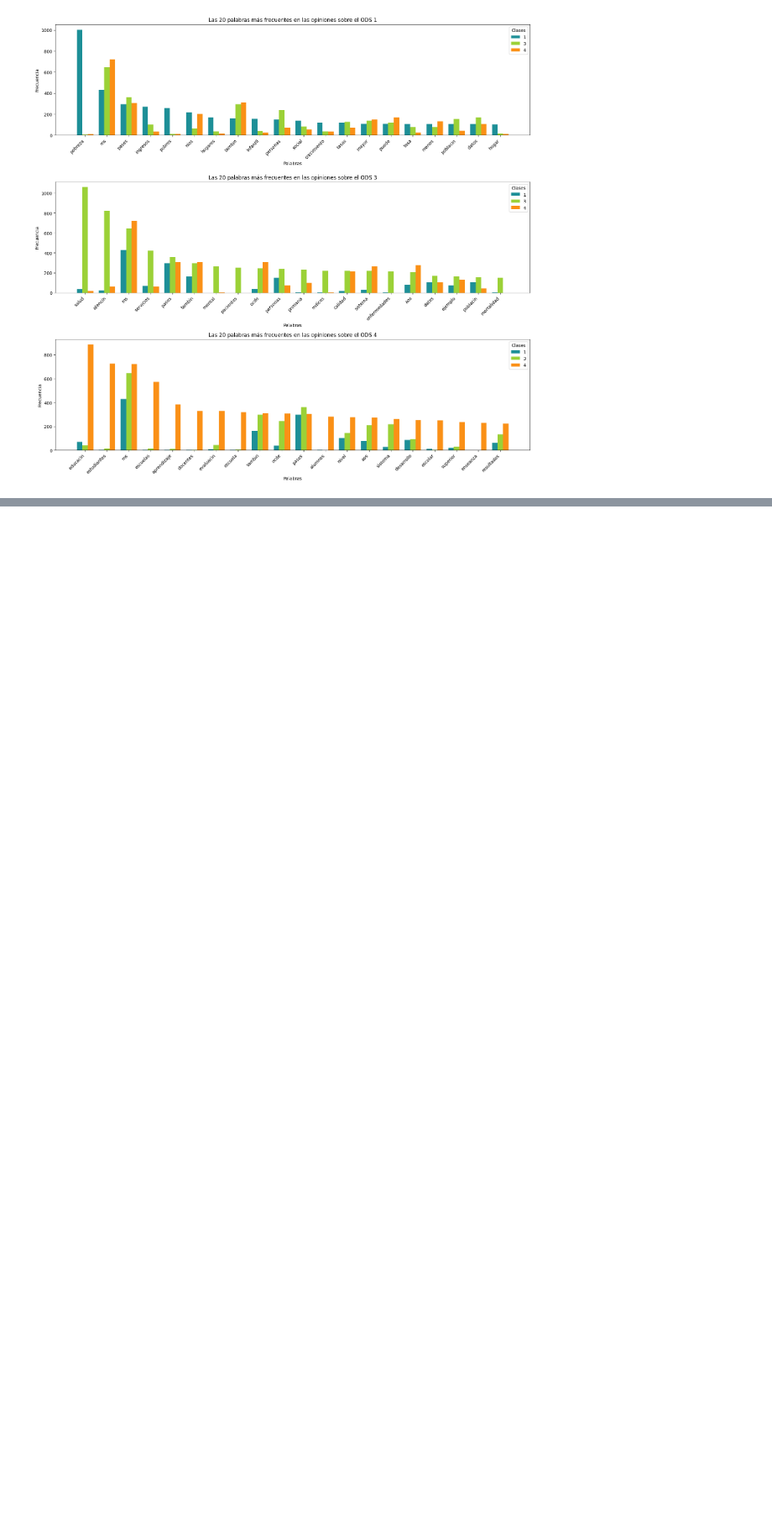
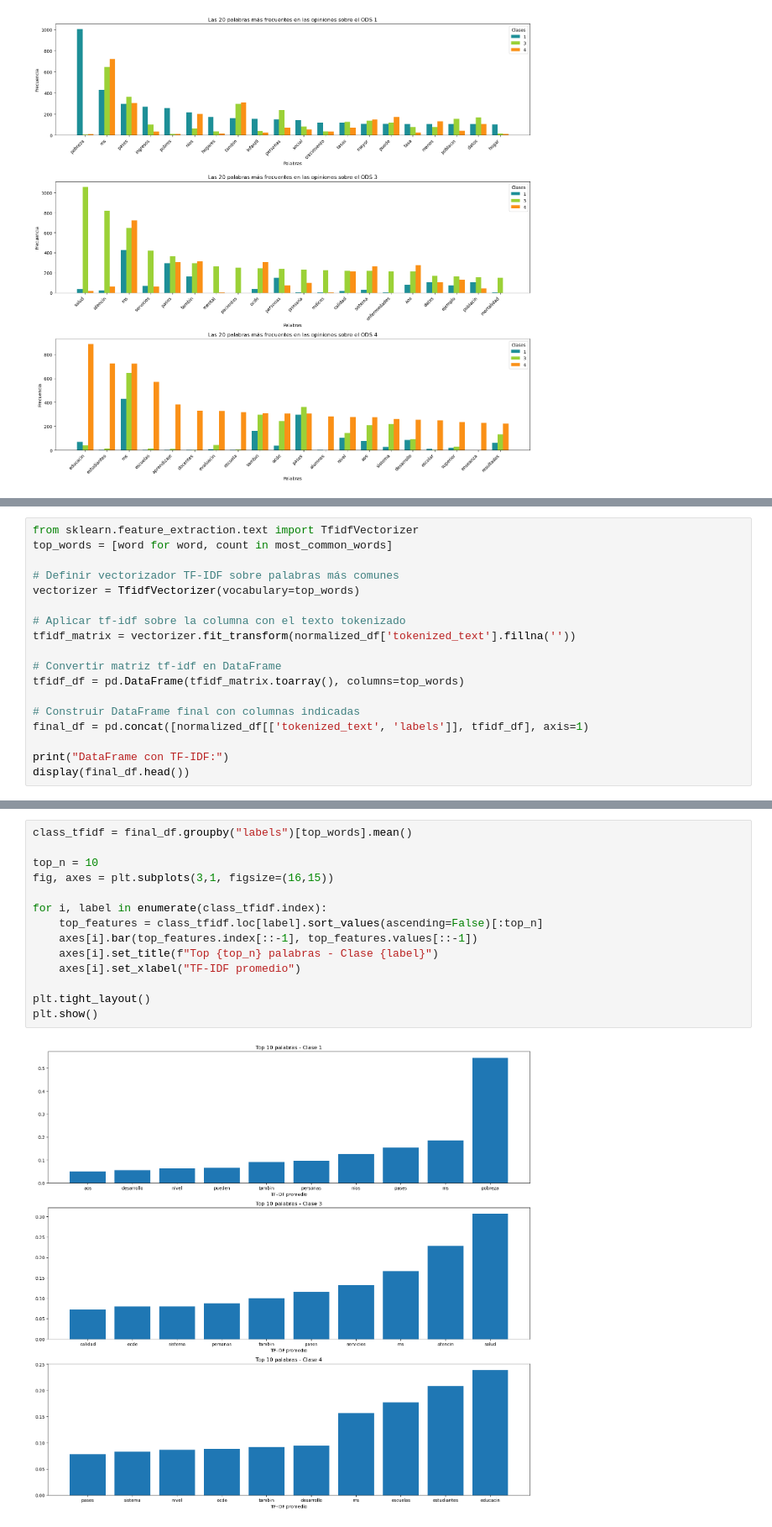
Before and after one commit to BILabsAndProjects/Proyecto1, a Jupyter notebook: exploracion_datos.ipynb, the cells around one changed output, grey strips where cells are left out. Shown at 84% size. Saved outputs shown, nothing was run; the diff lists cells and outputs as text; blank space fills up the shorter version.

Commit message:
TF-IDF and Word2Vec

```diff
--- a/exploracion_datos.ipynb
+++ b/exploracion_datos.ipynb
@@ -493,0 +514,18 @@ plt.show()
+# %%
+from sklearn.feature_extraction.text import TfidfVectorizer
+top_words = [word for word, count in most_common_words]
+
+# Definir vectorizador TF-IDF sobre palabras más comunes
+vectorizer = TfidfVectorizer(vocabulary=top_words)
+
+# Aplicar tf-idf sobre la columna con el texto tokenizado
+tfidf_matrix = vectorizer.fit_transform(normalized_df['tokenized_text'].fillna(''))
+
+# Convertir matriz tf-idf en DataFrame
+tfidf_df = pd.DataFrame(tfidf_matrix.toarray(), columns=top_words)
+
+# Construir DataFrame final con columnas indicadas
+final_df = pd.concat([normalized_df[['tokenized_text', 'labels']], tfidf_df], axis=1)
+
+print("DataFrame con TF-IDF:")
+display(final_df.head())
@@ -493,0 +541,16 @@ plt.show()
+# %%
+class_tfidf = final_df.groupby("labels")[top_words].mean()
+
+top_n = 10
+fig, axes = plt.subplots(3,1, figsize=(16,15))
+
+for i, label in enumerate(class_tfidf.index):
+    top_features = class_tfidf.loc[label].sort_values(ascending=False)[:top_n]
+    axes[i].bar(top_features.index[::-1], top_features.values[::-1])
+    axes[i].set_title(f"Top {top_n} palabras - Clase {label}")
+    axes[i].set_xlabel("TF-IDF promedio")
+
+plt.tight_layout()
+plt.show()
+# %% [output]
+[figure, added]
```
Also changed, not shown: parts of 15 cells of this notebook.
